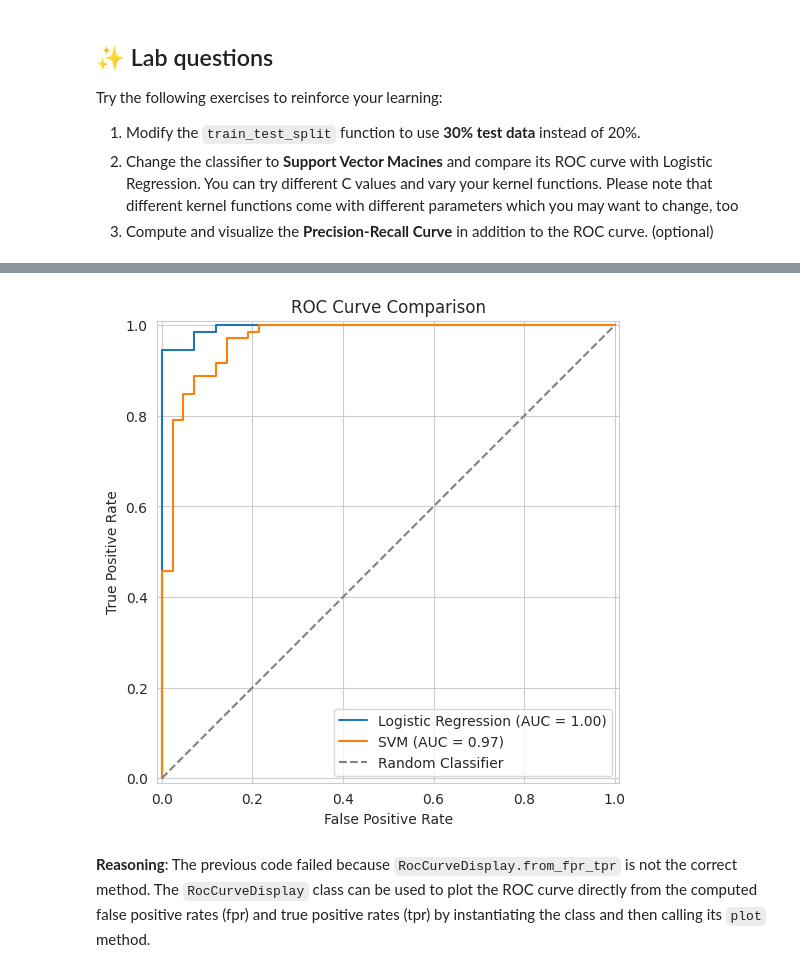
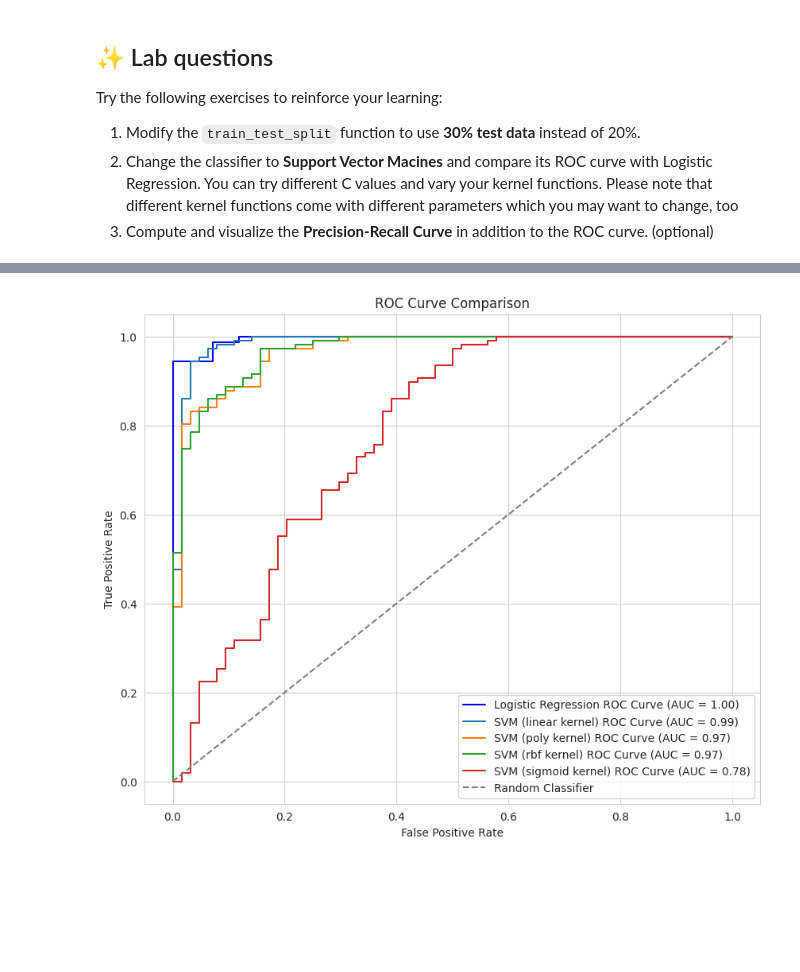
Before and after one commit to Dejisimple/CSC-587_Colabs, a Jupyter notebook: Copy_of_train_test_split_crossval_roc.ipynb, the cells around one changed output, grey strips where cells are left out. Cells and saved outputs as stored; diff of their text form; code cells hidden in the pictures; blank space fills up the shorter version.

```diff
--- a/Copy_of_train_test_split_crossval_roc.ipynb
+++ b/Copy_of_train_test_split_crossval_roc.ipynb
@@ -172,5 +137,0 @@ Calculate the FPR, TPR, and AUC for the SVM model using the predicted probabilit
-# %%
-svm_fpr, svm_tpr, svm_thresholds = roc_curve(y_test, svm_y_scores)
-svm_roc_auc = auc(svm_fpr, svm_tpr)
-
-print(f"SVM ROC AUC: {svm_roc_auc:.4f}")
@@ -186,0 +138,24 @@ Plot the ROC curves for both Logistic Regression and SVM models on the same plot
+# %%
+from sklearn.svm import SVC
+from sklearn.metrics import roc_curve, auc
+import matplotlib.pyplot as plt
+
+# Define different kernel functions to try
+kernels = ['linear', 'poly', 'rbf', 'sigmoid']
+svm_models = {}
+svm_roc_data = {}
+
+# Train SVM with different kernels and store ROC data
+for kernel in kernels:
+    print(f"Training SVM with {kernel} kernel...")
+    svm_model = SVC(kernel=kernel, probability=True, random_state=42)
+    svm_model.fit(X_train, y_train)
+    svm_models[kernel] = svm_model
+
+    # Get probabilities for SVM
+    svm_y_scores = svm_model.predict_proba(X_test)[:, 1]
+
+    # Compute ROC curve for SVM
+    svm_fpr, svm_tpr, _ = roc_curve(y_test, svm_y_scores)
+    svm_roc_auc = auc(svm_fpr, svm_tpr)
+    svm_roc_data[kernel] = {'fpr': svm_fpr, 'tpr': svm_tpr, 'auc': svm_roc_auc}
@@ -187,25 +179,16 @@ Plot the ROC curves for both Logistic Regression and SVM models on the same plot
 # %%
-fig, ax = plt.subplots(figsize=(8, 6))
+# Plot ROC Curves for Logistic Regression and different SVM kernels
+plt.figure(figsize=(10, 8))
+plt.plot(fpr, tpr, color='blue', label=f"Logistic Regression ROC Curve (AUC = {roc_auc:.2f})")
 
-# Plot ROC Curve for Logistic Regression
-roc_display_lr = RocCurveDisplay(fpr=fpr, tpr=tpr, roc_auc=roc_auc, estimator_name="Logistic Regression")
-roc_display_lr.plot(ax=ax)
+for kernel, data in svm_roc_data.items():
+    plt.plot(data['fpr'], data['tpr'], label=f"SVM ({kernel} kernel) ROC Curve (AUC = {data['auc']:.2f})")
 
-# Plot ROC Curve for SVM
-roc_display_svm = RocCurveDisplay(fpr=svm_fpr, tpr=svm_tpr, roc_auc=svm_roc_auc, estimator_name="SVM")
-roc_display_svm.plot(ax=ax)
-
-# Plot random classifier line
 plt.plot([0, 1], [0, 1], linestyle="--", color="gray", label="Random Classifier")
-
-# Add labels and title
 plt.xlabel("False Positive Rate")
 plt.ylabel("True Positive Rate")
 plt.title("ROC Curve Comparison")
 plt.legend()
 plt.show()
 # %% [output]
-[figure, old version]
+[figure, new version]
-# %% [markdown]
-**Reasoning**:
-The previous code failed because `RocCurveDisplay.from_fpr_tpr` is not the correct method. The `RocCurveDisplay` class can be used to plot the ROC curve directly from the computed false positive rates (fpr) and true positive rates (tpr) by instantiating the class and then calling its `plot` method.
```
Also changed, not shown: parts of 33 cells of this notebook.
